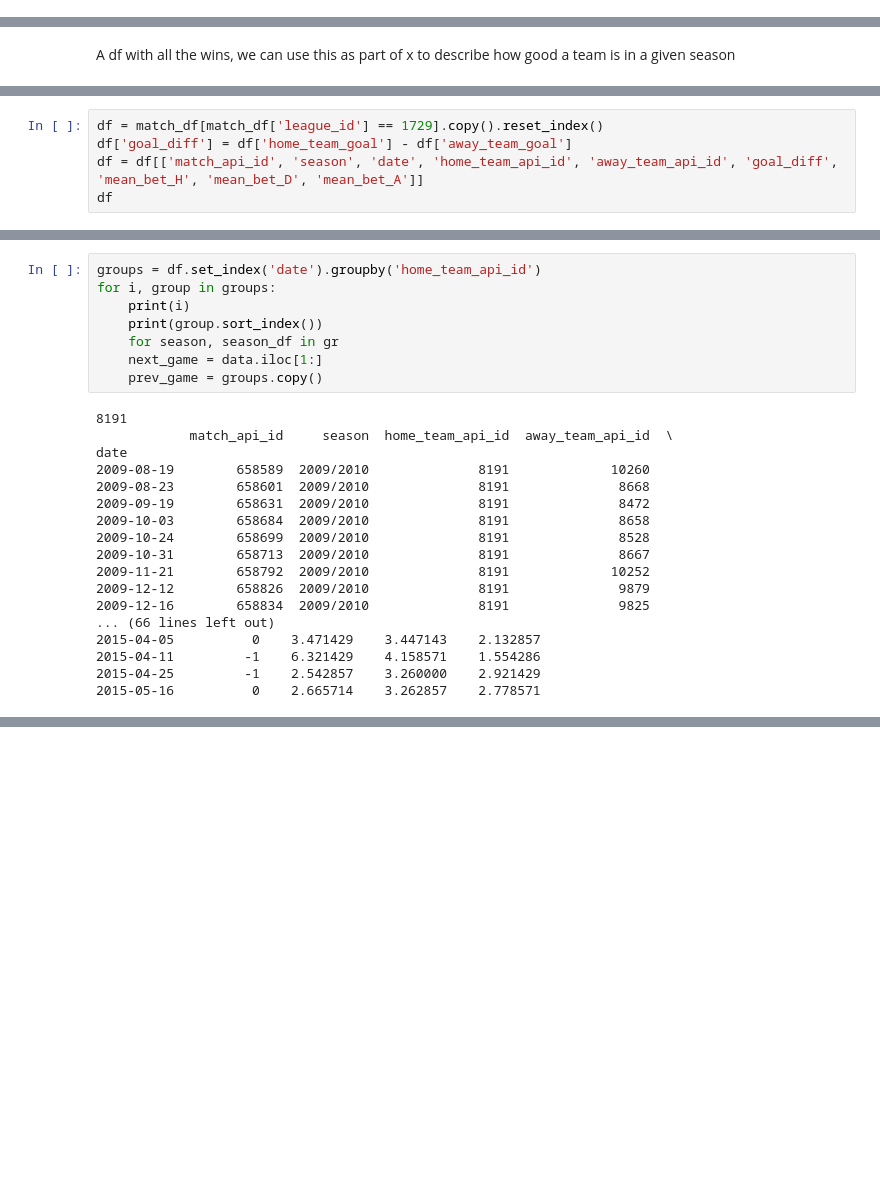
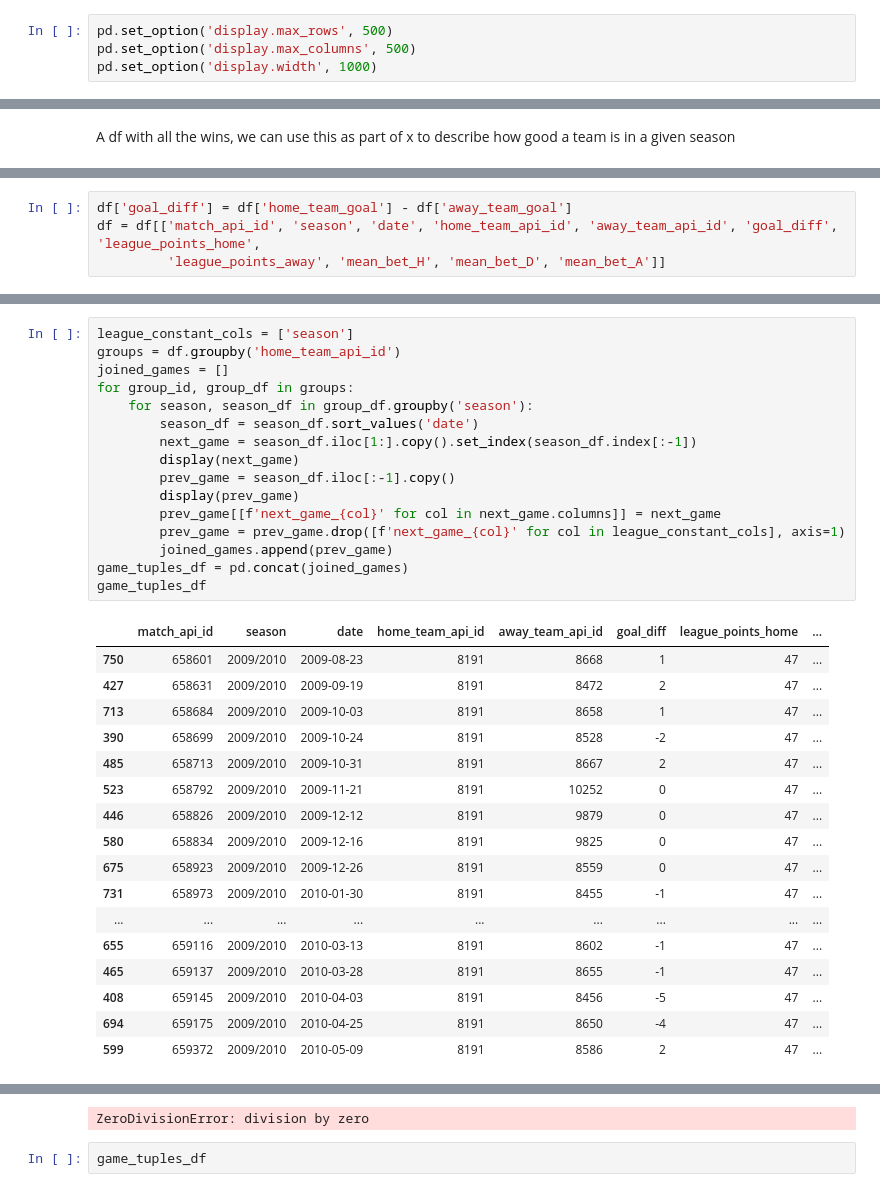
Before and after one commit to eitanbentora/Causal_Inference_in_Soccer, a Jupyter notebook: EDA.ipynb, the cells around one changed output, grey strips where cells are left out. Drawn from its saved outputs; the diff is of its cells as text; blank space fills up the shorter version.

Commit message:
prepare_data.py

```diff
--- a/EDA.ipynb
+++ b/EDA.ipynb
@@ -4,6 +4,10 @@ import pandas as pd
 import matplotlib.pyplot as plt
 import numpy as np
 from datetime import datetime
+# %%
+pd.set_option('display.max_rows', 500)
+pd.set_option('display.max_columns', 500)
+pd.set_option('display.width', 1000)
 # %% [markdown]
 Preparing match DF
 # %%
@@ -122,5 +134,4 @@ team
 # %%
-df = match_df[match_df['league_id'] == 1729].copy().reset_index()
 df['goal_diff'] = df['home_team_goal'] - df['away_team_goal']
-df = df[['match_api_id', 'season', 'date', 'home_team_api_id', 'away_team_api_id', 'goal_diff', 'mean_bet_H', 'mean_bet_D', 'mean_bet_A']]
-df
+df = df[['match_api_id', 'season', 'date', 'home_team_api_id', 'away_team_api_id', 'goal_diff', 'league_points_home',
+         'league_points_away', 'mean_bet_H', 'mean_bet_D', 'mean_bet_A']]
@@ -145,26 +138,34 @@ Timestamp('2008-08-17 00:00:00')
-# %%
-groups = df.set_index('date').groupby('home_team_api_id')
-for i, group in groups:
-    print(i)
-    print(group.sort_index())
-    for season, season_df in gr
-    next_game = data.iloc[1:]
-    prev_game = groups.copy()
-# %% [output]
-8191
-            match_api_id     season  home_team_api_id  away_team_api_id  \
-date
-2009-08-19        658589  2009/2010              8191             10260
-2009-08-23        658601  2009/2010              8191              8668
-2009-09-19        658631  2009/2010              8191              8472
-2009-10-03        658684  2009/2010              8191              8658
-2009-10-24        658699  2009/2010              8191              8528
-2009-10-31        658713  2009/2010              8191              8667
-2009-11-21        658792  2009/2010              8191             10252
-2009-12-12        658826  2009/2010              8191              9879
-2009-12-16        658834  2009/2010              8191              9825
-... (66 lines left out)
-2015-04-05          0    3.471429    3.447143    2.132857
-2015-04-11         -1    6.321429    4.158571    1.554286
-2015-04-25         -1    2.542857    3.260000    2.921429
-2015-05-16          0    2.665714    3.262857    2.778571
+# %%
+league_constant_cols = ['season']
+groups = df.groupby('home_team_api_id')
+joined_games = []
+for group_id, group_df in groups:
+    for season, season_df in group_df.groupby('season'):
+        season_df = season_df.sort_values('date')
+        next_game = season_df.iloc[1:].copy().set_index(season_df.index[:-1])
+        display(next_game)
+        prev_game = season_df.iloc[:-1].copy()
+        display(prev_game)
+        prev_game[[f'next_game_{col}' for col in next_game.columns]] = next_game
+        prev_game = prev_game.drop([f'next_game_{col}' for col in league_constant_cols], axis=1)
+        joined_games.append(prev_game)
+game_tuples_df = pd.concat(joined_games)
+game_tuples_df
+# %% [output]
+|  | match_api_id | season | date | home_team_api_id | away_team_api_id | goal_diff | league_points_home | ... |
+| 750 | 658601 | 2009/2010 | 2009-08-23 | 8191 | 8668 | 1 | 47 | ... |
+| 427 | 658631 | 2009/2010 | 2009-09-19 | 8191 | 8472 | 2 | 47 | ... |
+| 713 | 658684 | 2009/2010 | 2009-10-03 | 8191 | 8658 | 1 | 47 | ... |
+| 390 | 658699 | 2009/2010 | 2009-10-24 | 8191 | 8528 | -2 | 47 | ... |
+| 485 | 658713 | 2009/2010 | 2009-10-31 | 8191 | 8667 | 2 | 47 | ... |
+| 523 | 658792 | 2009/2010 | 2009-11-21 | 8191 | 10252 | 0 | 47 | ... |
+| 446 | 658826 | 2009/2010 | 2009-12-12 | 8191 | 9879 | 0 | 47 | ... |
+| 580 | 658834 | 2009/2010 | 2009-12-16 | 8191 | 9825 | 0 | 47 | ... |
+| 675 | 658923 | 2009/2010 | 2009-12-26 | 8191 | 8559 | 0 | 47 | ... |
+| 731 | 658973 | 2009/2010 | 2010-01-30 | 8191 | 8455 | -1 | 47 | ... |
+| ... | ... | ... | ... | ... | ... | ... | ... | ... |
+| 655 | 659116 | 2009/2010 | 2010-03-13 | 8191 | 8602 | -1 | 47 | ... |
+| 465 | 659137 | 2009/2010 | 2010-03-28 | 8191 | 8655 | -1 | 47 | ... |
+| 408 | 659145 | 2009/2010 | 2010-04-03 | 8191 | 8456 | -5 | 47 | ... |
+| 694 | 659175 | 2009/2010 | 2010-04-25 | 8191 | 8650 | -4 | 47 | ... |
+| 599 | 659372 | 2009/2010 | 2010-05-09 | 8191 | 8586 | 2 | 47 | ... |
@@ -170,0 +189,3 @@ date
+ZeroDivisionError: division by zero
+# %%
+game_tuples_df
```
Also changed, not shown: parts of 12 cells of this notebook, 2 other files.
